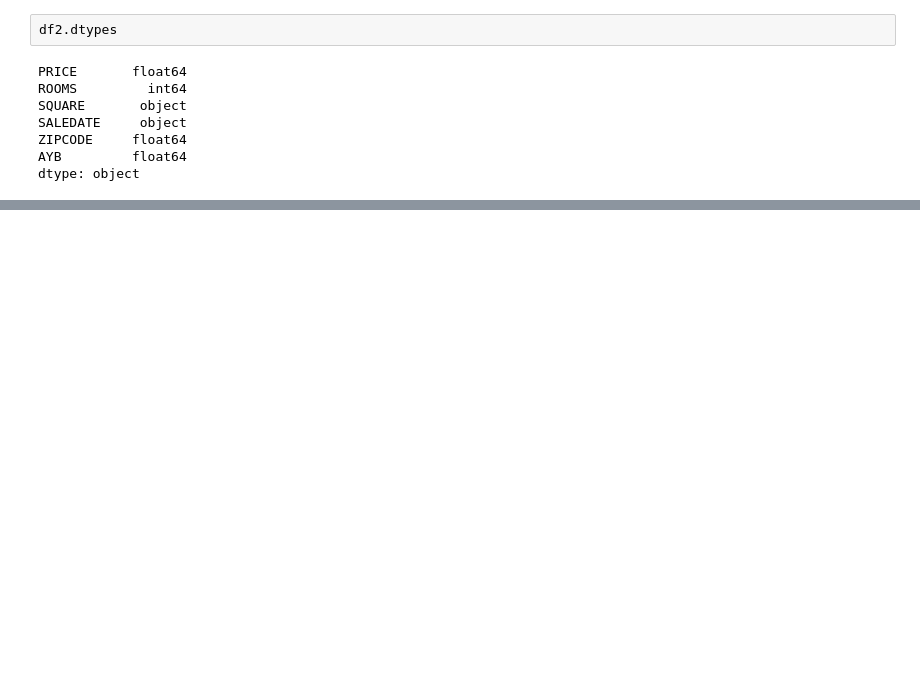
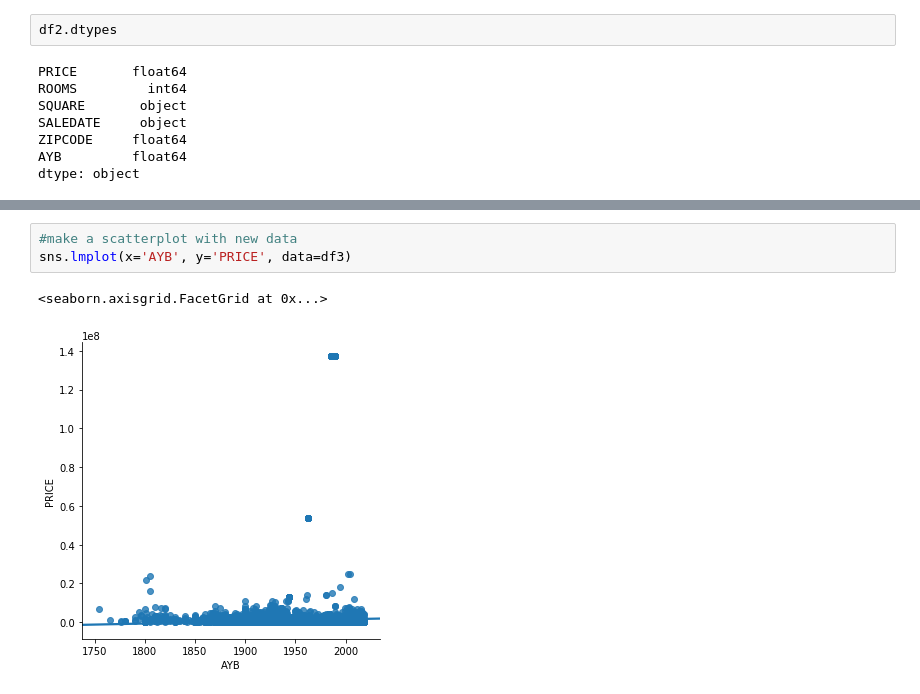
Before and after one commit to MehmetGithub/Dec2018DataBootcamp, a Jupyter notebook: Project2MD.ipynb, the cells around one changed output, grey strips where cells are left out. Saved outputs shown, nothing was run; the diff lists cells and outputs as text; blank space fills up the shorter version.

```diff
--- a/Project2MD.ipynb
+++ b/Project2MD.ipynb
@@ -161,2 +181,8 @@ dtype: object
+# %%
+#make a scatterplot with new data
+sns.lmplot(x='AYB', y='PRICE', data=df3)
+# %% [output]
+<seaborn.axisgrid.FacetGrid at 0x...>
+[figure, added]
 # %%
 #boxplot showing stats for each characteristic
```
Also changed, not shown: parts of 11 cells of this notebook.
